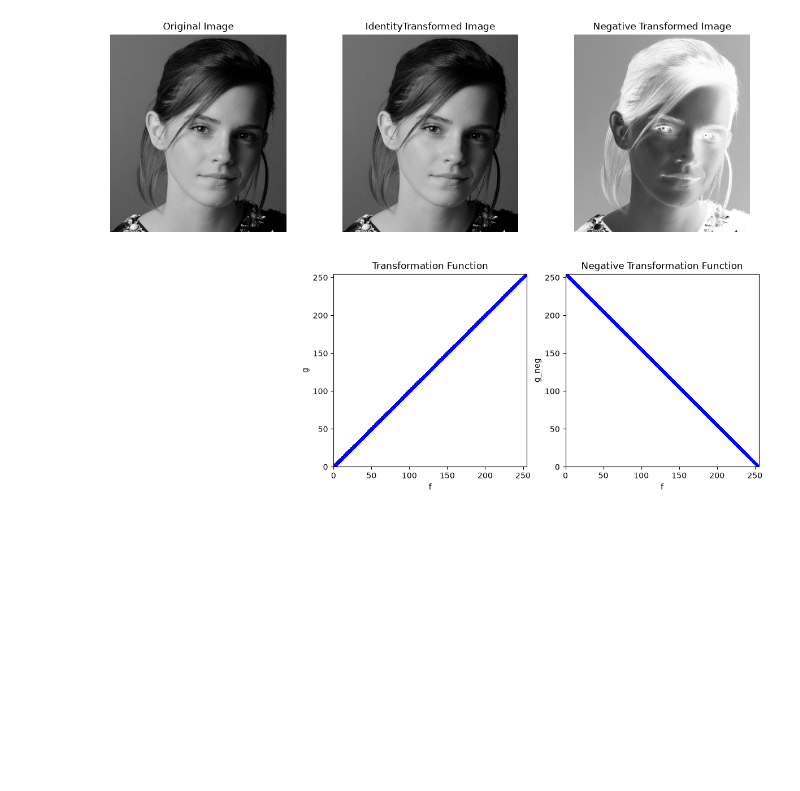
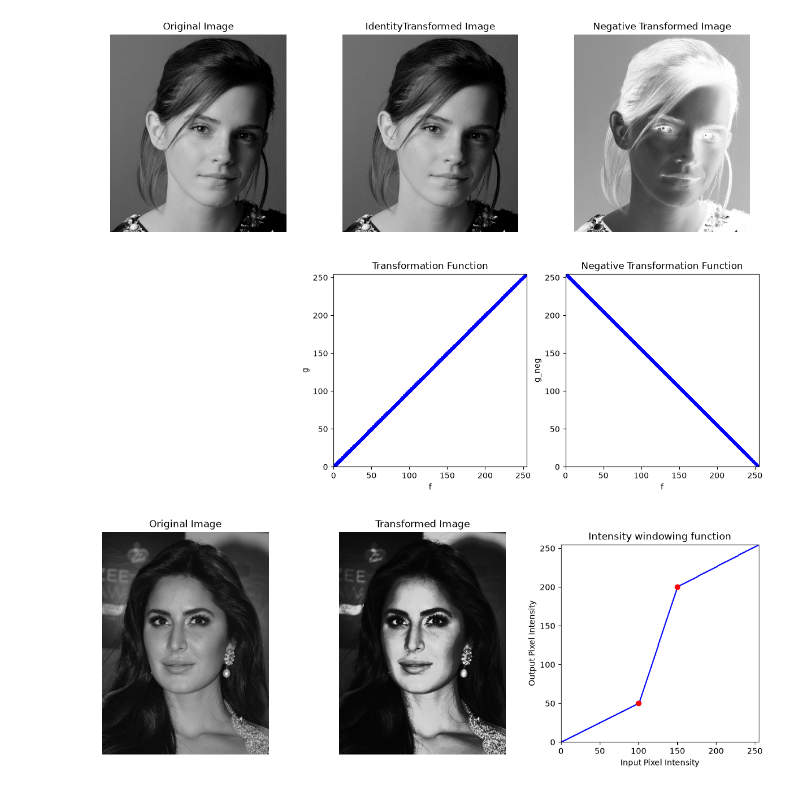
Before and after one commit to codingNR29/Image-processing, a Jupyter notebook: 02 Point Operations.ipynb, the cells around one changed output. Saved outputs shown, nothing was run; the diff lists cells and outputs as text; code cells hidden in the pictures; blank space fills up the shorter version.

```diff
--- a/02 Point Operations.ipynb
+++ b/02 Point Operations.ipynb
@@ -156,3 +156,46 @@ ax[1, 0].set_aspect('equal')
 plt.show()
 # %% [output]
 [figure]
+# %%
+#Windowing points
+c = np.array([(100,50), (150, 200)])
+
+#Defining segments
+t1 = np.linspace(0, c[0, 1], c[0, 0] + 1 - 0).astype('uint8')
+t2 = np.linspace(c[0, 1] + 1, c[1, 1], c[1, 0] - c[0, 0]).astype('uint8')
+t3 = np.linspace(c[1, 1] + 1, 255, 255 - c[1, 0]).astype('uint8')
+
+#Comnbining into one
+transform = np.concatenate((t1, t2, t3)).astype(np.uint8)
+assert transform.shape[0] == 256
+
+img_orig = cv.imread('images/Katrina.jpg', cv.IMREAD_GRAYSCALE)
+assert img_orig is not None
+
+image_transformed = cv.LUT(img_orig, transform)
+
+fig, ax = plt.subplots(1, 3, figsize=(15, 5))
+
+ax[0].imshow(img_orig, cmap='gray', vmin=0, vmax=255)
+ax[0].set_title('Original Image')
+
+ax[1].imshow(image_transformed, cmap='gray', vmin=0, vmax=255)
+ax[1].set_title('Transformed Image')
+
+x = np.arange(256)
+y = transform
+ax[2].plot(x, y, color='blue')
+ax[2].plot(c[:,0], c[:,1], 'ro')
+ax[2].set_xlim(0, 255)
+ax[2].set_ylim(0, 255)
+ax[2].set_xlabel('Input Pixel Intensity')
+ax[2].set_ylabel('Output Pixel Intensity')
+ax[2].set_title('Intensity windowing function')
+ax[2].set_aspect('equal')
+
+ax[0].axis('off')
+ax[1].axis('off')
+
+plt.show()
+# %% [output]
+[figure, added]
```
Also changed, not shown: parts of 2 cells of this notebook, 2 other files.
